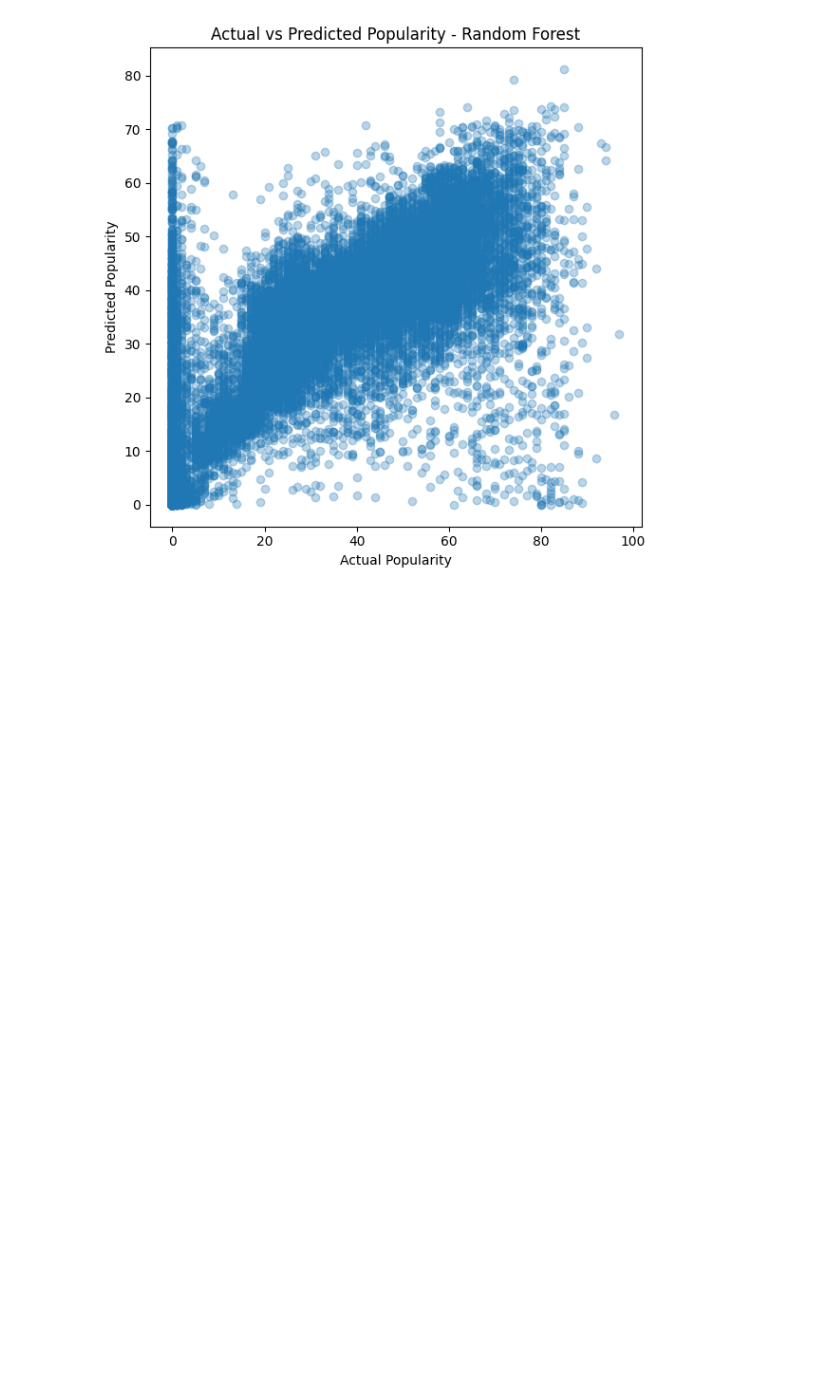
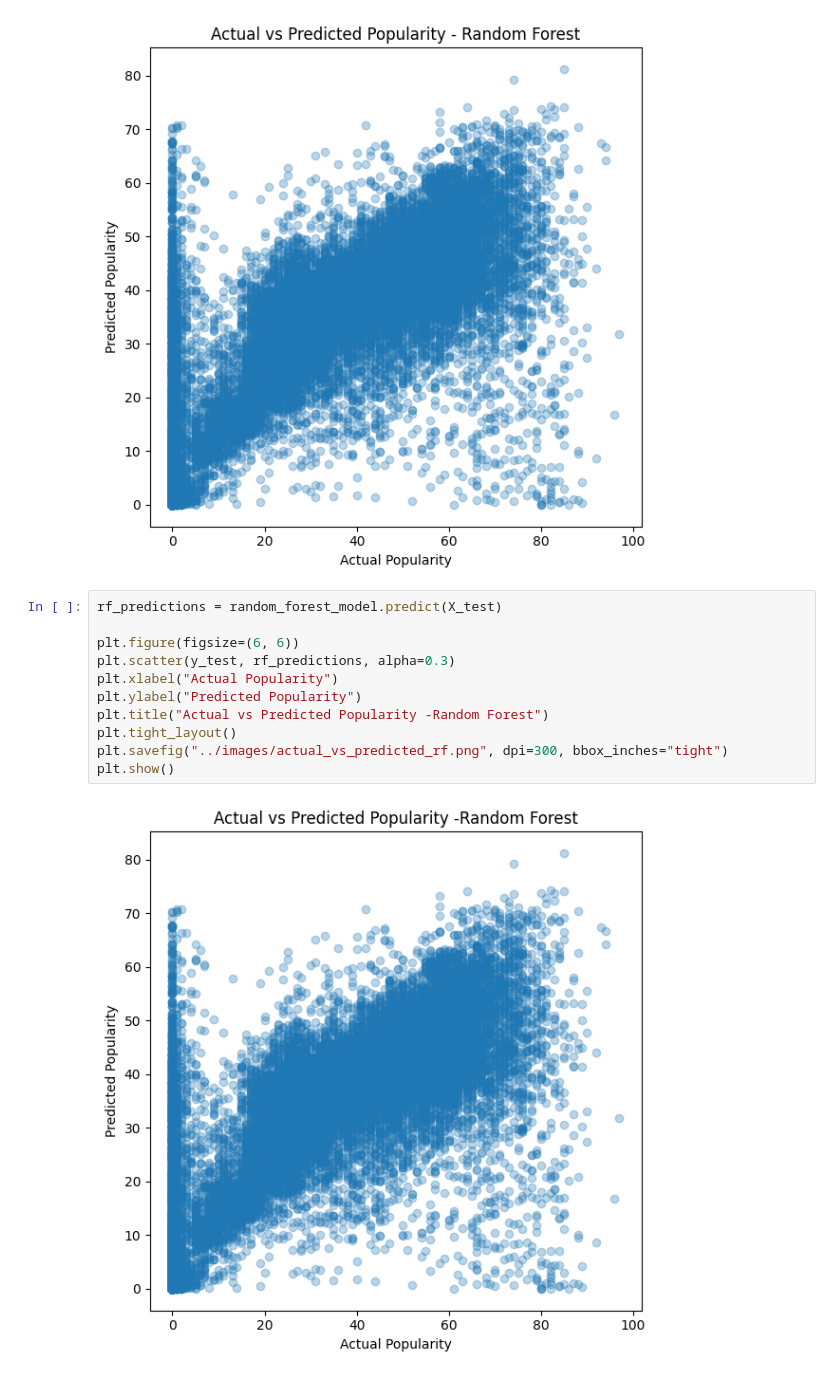
Before and after one commit to jparso32/spotify-song-popularity-regression, a Jupyter notebook: notebooks/spotify_popularity_project.ipynb, the cells around one changed output. Saved outputs shown, nothing was run; the diff lists cells and outputs as text; blank space fills up the shorter version.

Commit message:
Add Spotify model results and visualizations

```diff
--- a/notebooks/spotify_popularity_project.ipynb
+++ b/notebooks/spotify_popularity_project.ipynb
@@ -191,3 +181,16 @@ plt.tight_layout()
 plt.show()
 # %% [output]
 [figure]
+# %%
+rf_predictions = random_forest_model.predict(X_test)
+
+plt.figure(figsize=(6, 6))
+plt.scatter(y_test, rf_predictions, alpha=0.3)
+plt.xlabel("Actual Popularity")
+plt.ylabel("Predicted Popularity")
+plt.title("Actual vs Predicted Popularity -Random Forest")
+plt.tight_layout()
+plt.savefig("../images/actual_vs_predicted_rf.png", dpi=300, bbox_inches="tight")
+plt.show()
+# %% [output]
+[figure, added]
```
Also changed, not shown: parts of 5 cells of this notebook, 3 other files.
